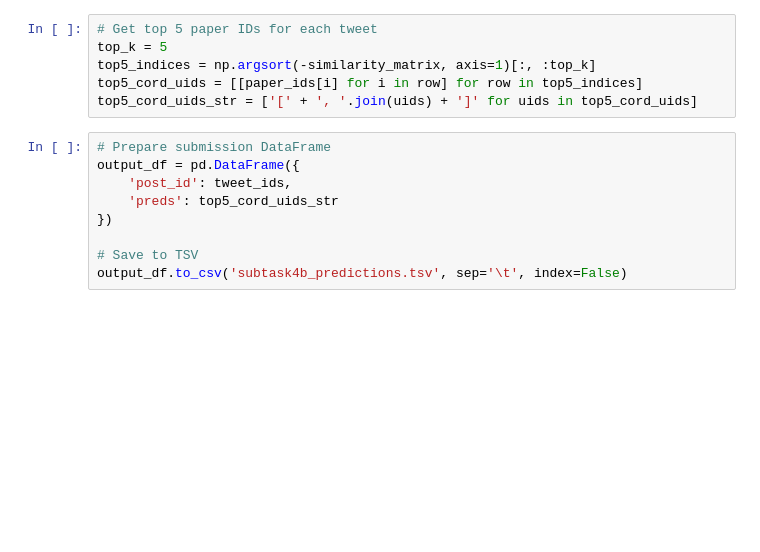
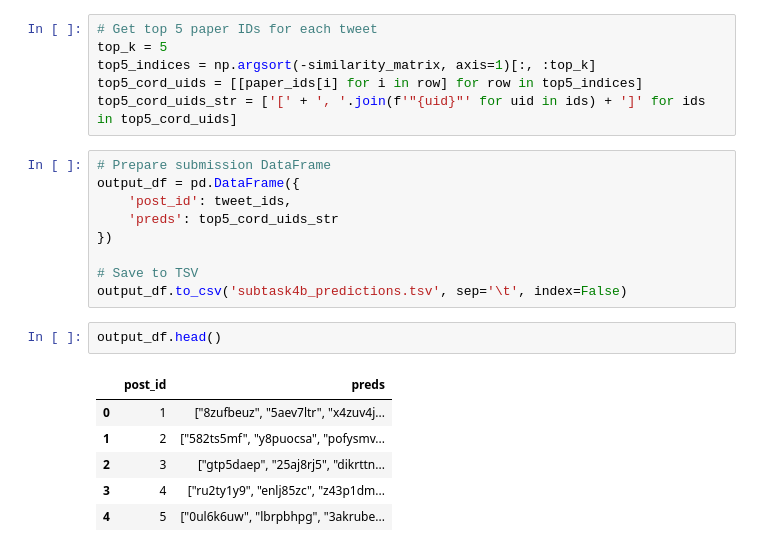
Before and after one commit to mpetojev/AIR-Check-That, a Jupyter notebook: getting_started_subtask4b.ipynb, the cells around one changed output. Saved outputs shown, nothing was run; the diff lists cells and outputs as text; blank space fills up the shorter version.

```diff
--- a/getting_started_subtask4b.ipynb
+++ b/getting_started_subtask4b.ipynb
@@ -242,7 +242,7 @@ similarity_matrix = cosine_similarity(tweet_embeds, paper_embeds)
 top_k = 5
 top5_indices = np.argsort(-similarity_matrix, axis=1)[:, :top_k]
 top5_cord_uids = [[paper_ids[i] for i in row] for row in top5_indices]
-top5_cord_uids_str = ['[' + ', '.join(uids) + ']' for uids in top5_cord_uids]
+top5_cord_uids_str = ['[' + ', '.join(f'"{uid}"' for uid in ids) + ']' for ids in top5_cord_uids]
 # %%
 # Prepare submission DataFrame
 output_df = pd.DataFrame({
@@ -252,3 +252,12 @@ output_df = pd.DataFrame({
 
 # Save to TSV
 output_df.to_csv('subtask4b_predictions.tsv', sep='\t', index=False)
+# %%
+output_df.head()
+# %% [output]
+|  | post_id | preds |
+| 0 | 1 | ["8zufbeuz", "5aev7ltr", "x4zuv4j... |
+| 1 | 2 | ["582ts5mf", "y8puocsa", "pofysmv... |
+| 2 | 3 | ["gtp5daep", "25aj8rj5", "dikrttn... |
+| 3 | 4 | ["ru2ty1y9", "enlj85zc", "z43p1dm... |
+| 4 | 5 | ["0ul6k6uw", "lbrpbhpg", "3akrube... |
```
Also changed, not shown: parts of 9 cells of this notebook, 1 other file.
